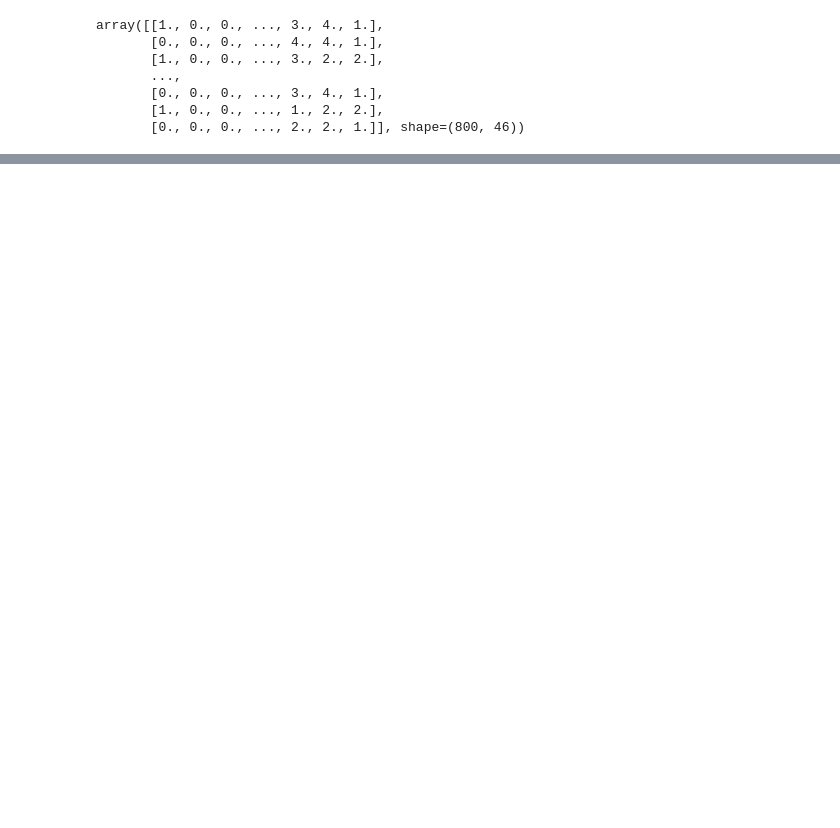
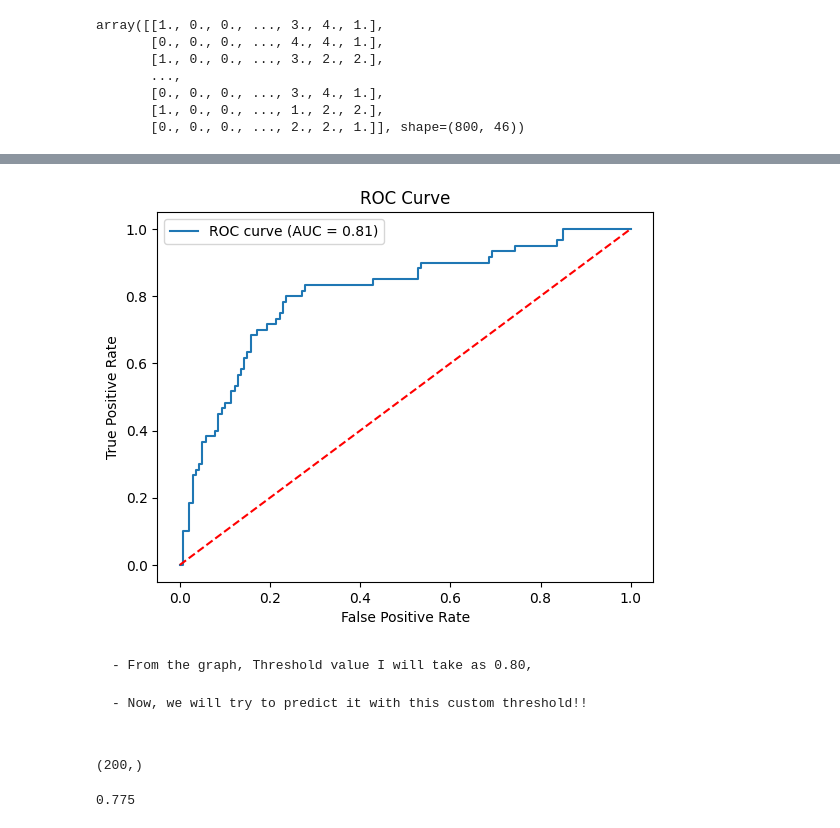
Before and after one commit to ashiq-km/Credit-Risk-Analysis---German-Bank-, a Jupyter notebook: notebooks/feature_engineering.ipynb, the cells around one changed output, grey strips where cells are left out. Saved outputs shown, nothing was run; the diff lists cells and outputs as text; code cells hidden in the pictures; blank space fills up the shorter version.

```diff
--- a/notebooks/feature_engineering.ipynb
+++ b/notebooks/feature_engineering.ipynb
@@ -140,0 +168,2 @@ array([[1., 0., 0., ..., 3., 4., 1.],
+# %%
+y_probs = model_1.predict_proba(X_test)[:, 1]
@@ -140,0 +177,15 @@ array([[1., 0., 0., ..., 3., 4., 1.],
+# %%
+plt.plot(fpr, tpr, label=f'ROC curve (AUC = {auc_score:.2f})')
+plt.plot([0,1], [0,1], linestyle='--', color='red')
+plt.xlabel('False Positive Rate')
+plt.ylabel('True Positive Rate')
+plt.title('ROC Curve')
+plt.legend()
+plt.show()
+# %% [output]
+[figure, added]
+# %% [markdown]
+<pre>
+- From the graph, Threshold value I will take as 0.80,
+
+- Now, we will try to predict it with this custom threshold!!
@@ -140,0 +196,8 @@ array([[1., 0., 0., ..., 3., 4., 1.],
+# %%
+test_pred_cstm.shape
+# %% [output]
+(200,)
+# %%
+accuracy_score(y_test, test_pred_cstm)
+# %% [output]
+0.775
```
Also changed, not shown: parts of 22 cells of this notebook.
